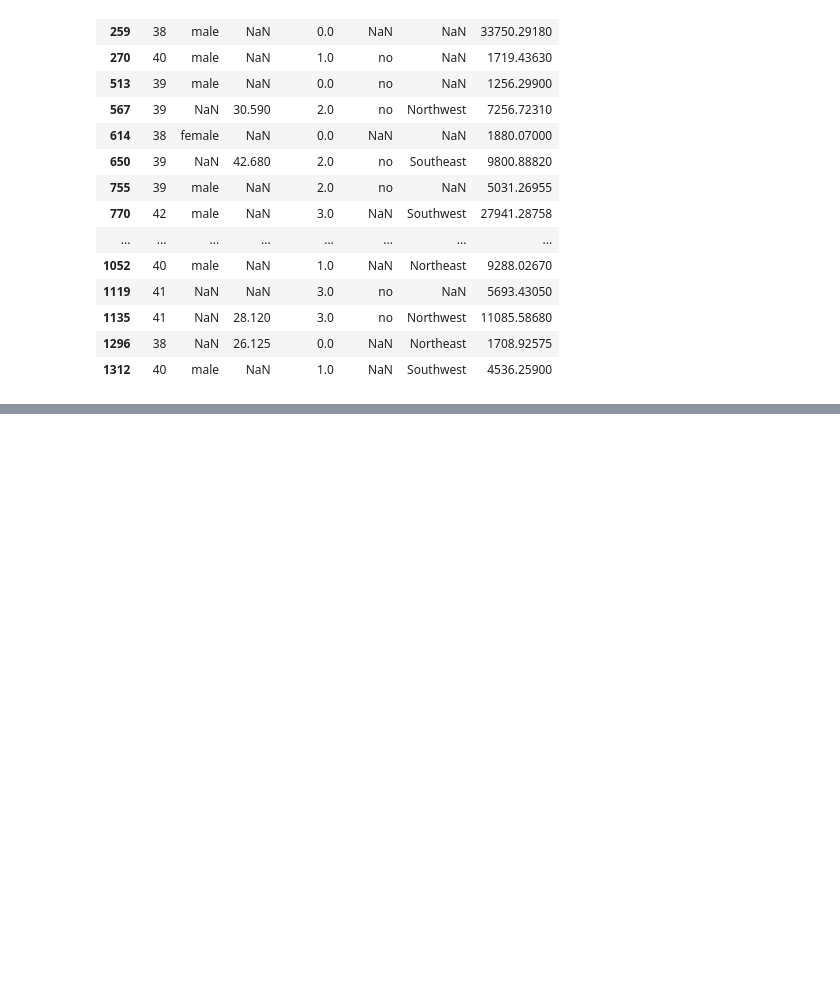
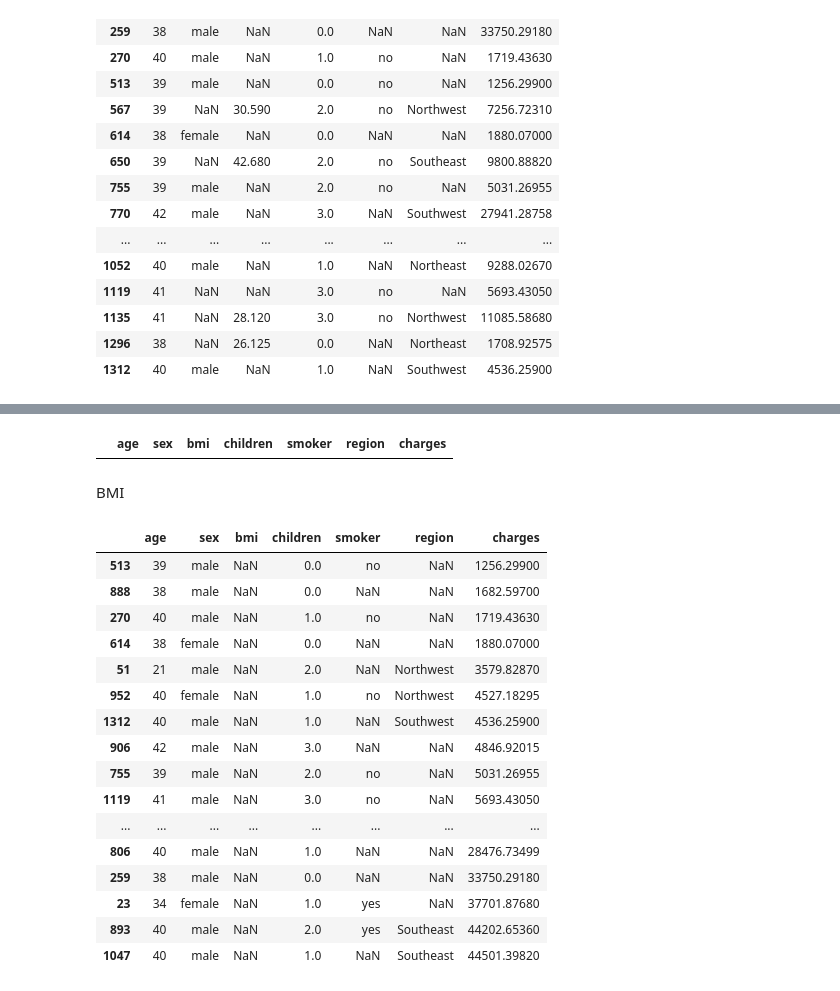
Before and after one commit to ferphy/Healthcare-Insurance-Costs-Regression, a Jupyter notebook: notebook.ipynb, the cells around one changed output, grey strips where cells are left out. Cells and saved outputs as stored; diff of their text form; code cells hidden in the pictures; blank space fills up the shorter version.

Commit message:
dataset corrected without null values

```diff
--- a/notebook.ipynb
+++ b/notebook.ipynb
@@ -532,0 +660,2 @@ df_fixed.loc[index_age_wrong]
+# %%
+df_fixed = imputar_sex_por_charges(df_fixed)
@@ -532,0 +680,26 @@ df_fixed.loc[index_age_wrong]
+# %%
+df_fixed[df_fixed['sex'].isna()]
+# %% [output]
+|  | age | sex | bmi | children | smoker | region | charges |
+# %% [markdown]
+BMI
+# %%
+df_fixed[df_fixed['bmi'].isna()].sort_values('charges')
+# %% [output]
+|  | age | sex | bmi | children | smoker | region | charges |
+| 513 | 39 | male | NaN | 0.0 | no | NaN | 1256.29900 |
+| 888 | 38 | male | NaN | 0.0 | NaN | NaN | 1682.59700 |
+| 270 | 40 | male | NaN | 1.0 | no | NaN | 1719.43630 |
+| 614 | 38 | female | NaN | 0.0 | NaN | NaN | 1880.07000 |
+| 51 | 21 | male | NaN | 2.0 | NaN | Northwest | 3579.82870 |
+| 952 | 40 | female | NaN | 1.0 | no | Northwest | 4527.18295 |
+| 1312 | 40 | male | NaN | 1.0 | NaN | Southwest | 4536.25900 |
+| 906 | 42 | male | NaN | 3.0 | NaN | NaN | 4846.92015 |
+| 755 | 39 | male | NaN | 2.0 | no | NaN | 5031.26955 |
+| 1119 | 41 | male | NaN | 3.0 | no | NaN | 5693.43050 |
+| ... | ... | ... | ... | ... | ... | ... | ... |
+| 806 | 40 | male | NaN | 1.0 | NaN | NaN | 28476.73499 |
+| 259 | 38 | male | NaN | 0.0 | NaN | NaN | 33750.29180 |
+| 23 | 34 | female | NaN | 1.0 | yes | NaN | 37701.87680 |
+| 893 | 40 | male | NaN | 2.0 | yes | Southeast | 44202.65360 |
+| 1047 | 40 | male | NaN | 1.0 | NaN | Southeast | 44501.39820 |
```
Also changed, not shown: parts of 26 cells of this notebook.
